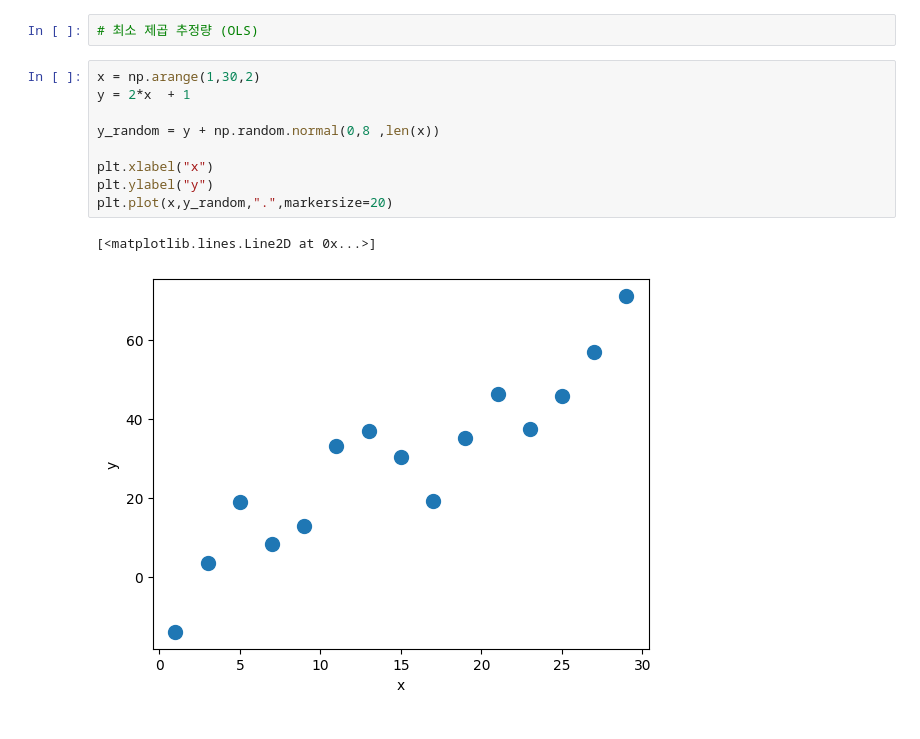
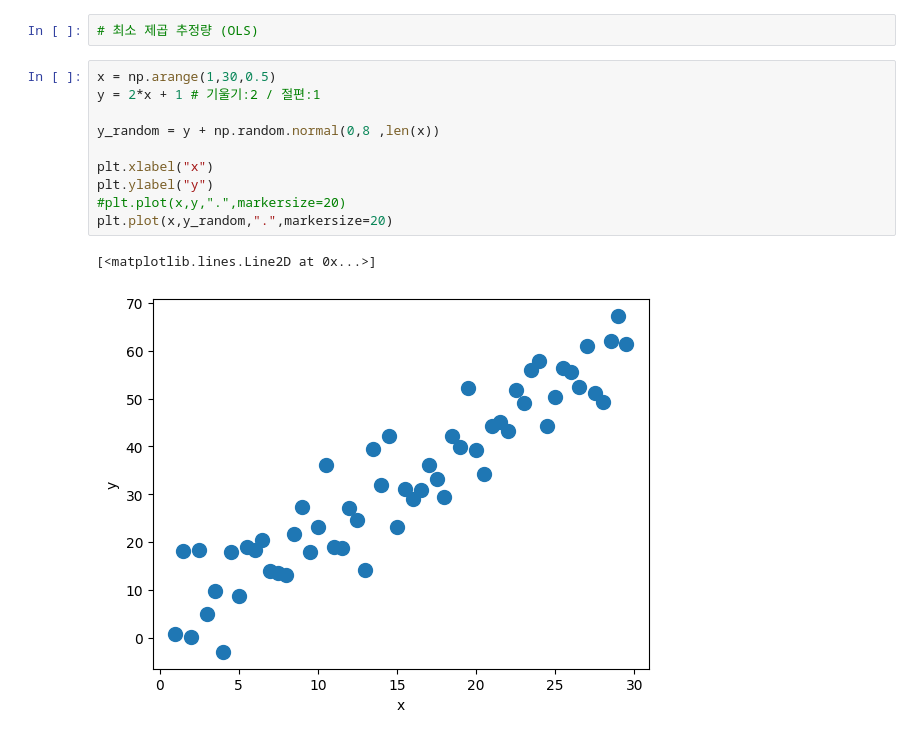
Before and after one commit to kwakyosong/KOSA_KDT, a Jupyter notebook: KDT_day3.ipynb, the cells around one changed output. Drawn from its saved outputs; the diff is of its cells as text.

```diff
--- a/KDT_day3.ipynb
+++ b/KDT_day3.ipynb
@@ -9,14 +9,15 @@ import seaborn as sns
 # %%
 # 최소 제곱 추정량 (OLS)
 # %%
-x = np.arange(1,30,2)
-y = 2*x  + 1
+x = np.arange(1,30,0.5)
+y = 2*x + 1 # 기울기:2 / 절편:1
 
 y_random = y + np.random.normal(0,8 ,len(x))
 
 plt.xlabel("x")
 plt.ylabel("y")
+#plt.plot(x,y,".",markersize=20)
 plt.plot(x,y_random,".",markersize=20)
 # %% [output]
 [<matplotlib.lines.Line2D at 0x...>]
-[figure, old version]
+[figure, new version]
```
Also changed, not shown: parts of 20 cells of this notebook.
